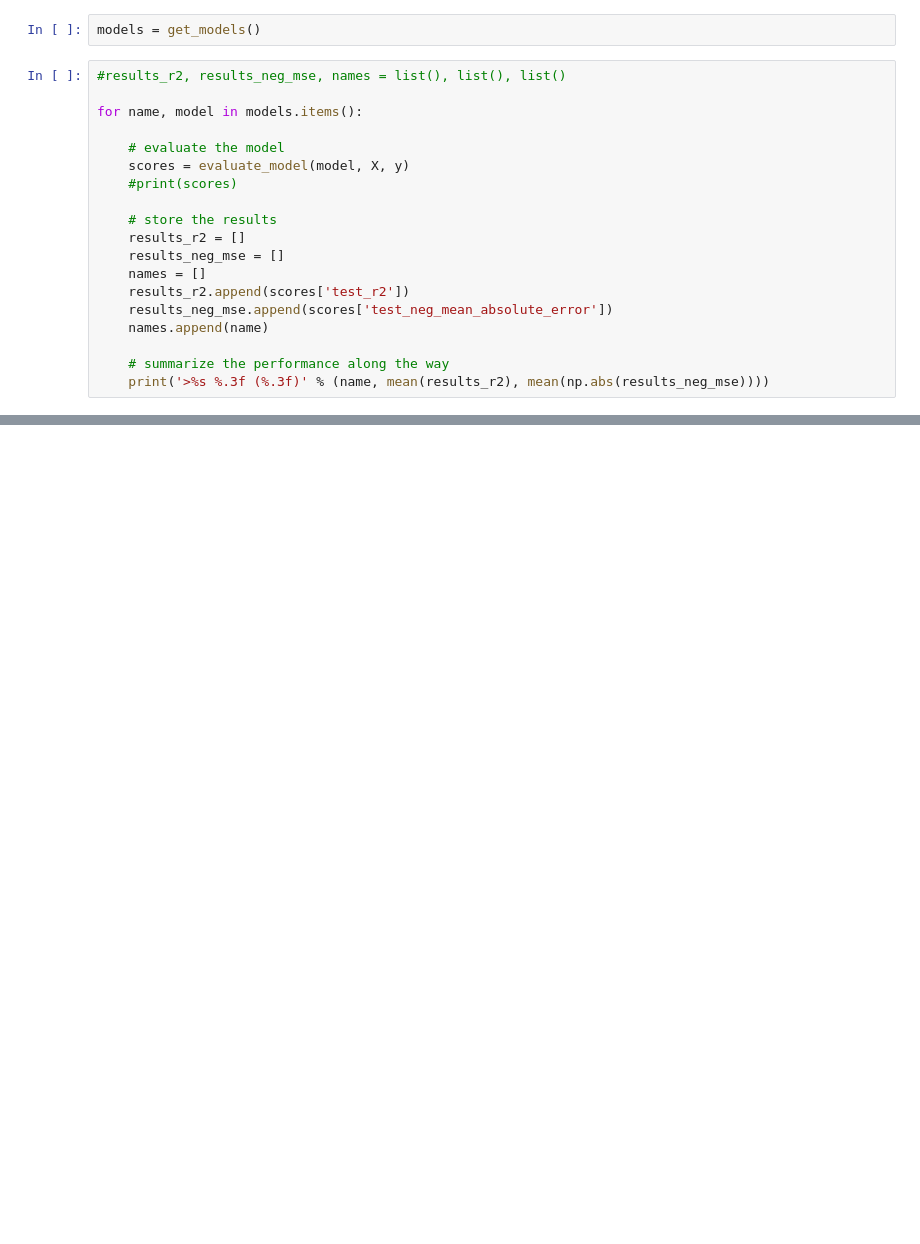
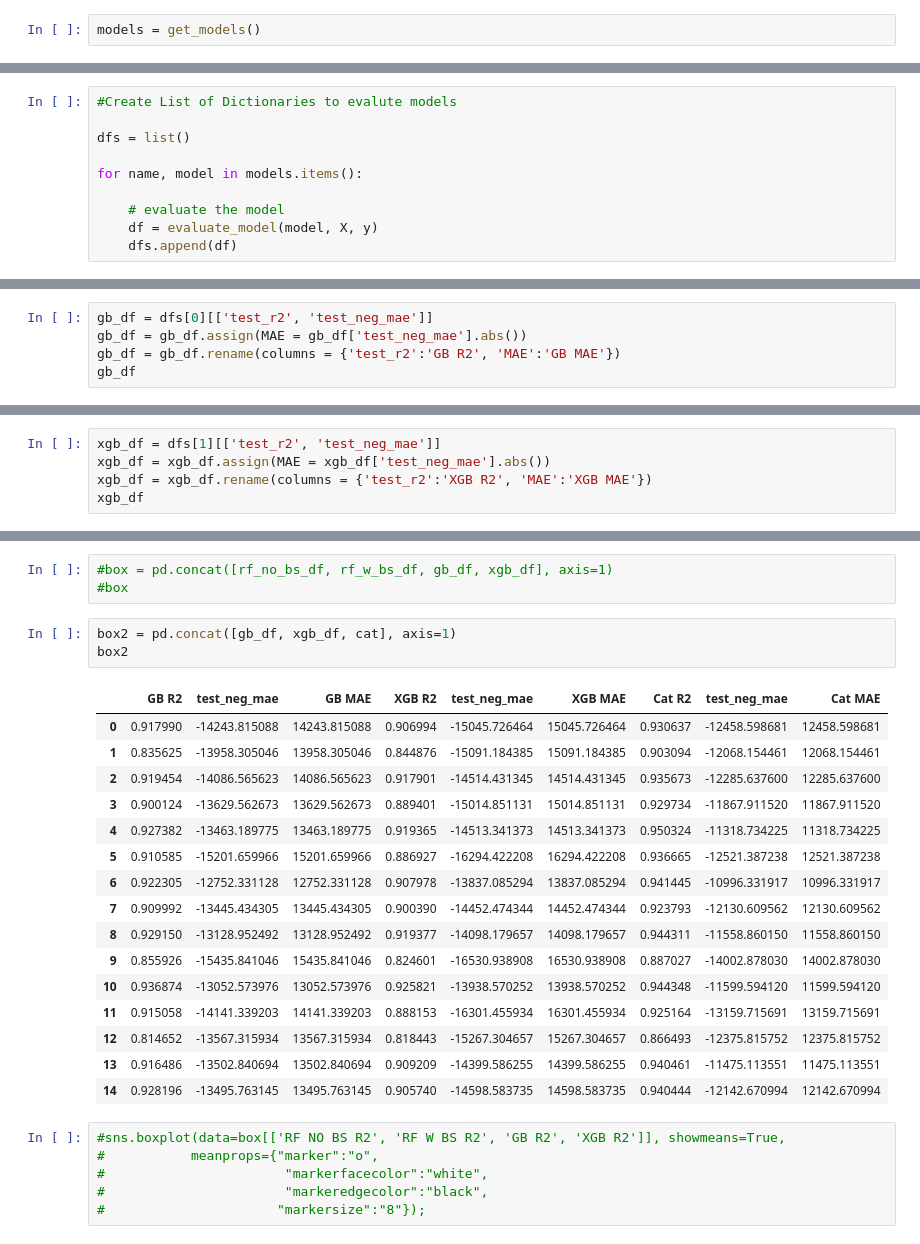
Before and after one commit to BPM1401/Go-Big-Or-Go-Home, a Jupyter notebook: Strategy/CV_Non-Linear.ipynb, the cells around one changed output, grey strips where cells are left out. Drawn from its saved outputs; the diff is of its cells as text; blank space fills up the shorter version.

```diff
--- a/Strategy/CV_Non-Linear.ipynb
+++ b/Strategy/CV_Non-Linear.ipynb
@@ -56,21 +65,2 @@ def evaluate_model(model, X, y):
 # %%
 models = get_models()
-# %%
-#results_r2, results_neg_mse, names = list(), list(), list()
-
-for name, model in models.items():
-
-    # evaluate the model
-    scores = evaluate_model(model, X, y)
-    #print(scores)
-
-    # store the results
-    results_r2 = []
-    results_neg_mse = []
-    names = []
-    results_r2.append(scores['test_r2'])
-    results_neg_mse.append(scores['test_neg_mean_absolute_error'])
-    names.append(name)
-
-    # summarize the performance along the way
-    print('>%s %.3f (%.3f)' % (name, mean(results_r2), mean(np.abs(results_neg_mse))))
@@ -81,0 +67,10 @@ for name, model in models.items():
+# %%
+#Create List of Dictionaries to evalute models
+
+dfs = list()
+
+for name, model in models.items():
+
+    # evaluate the model
+    df = evaluate_model(model, X, y)
+    dfs.append(df)
@@ -81,0 +125,5 @@ for name, model in models.items():
+# %%
+gb_df = dfs[0][['test_r2', 'test_neg_mae']]
+gb_df = gb_df.assign(MAE = gb_df['test_neg_mae'].abs())
+gb_df = gb_df.rename(columns = {'test_r2':'GB R2', 'MAE':'GB MAE'})
+gb_df
@@ -81,0 +147,5 @@ for name, model in models.items():
+# %%
+xgb_df = dfs[1][['test_r2', 'test_neg_mae']]
+xgb_df = xgb_df.assign(MAE = xgb_df['test_neg_mae'].abs())
+xgb_df = xgb_df.rename(columns = {'test_r2':'XGB R2', 'MAE':'XGB MAE'})
+xgb_df
@@ -81,0 +211,29 @@ for name, model in models.items():
+# %%
+#box = pd.concat([rf_no_bs_df, rf_w_bs_df, gb_df, xgb_df], axis=1)
+#box
+# %%
+box2 = pd.concat([gb_df, xgb_df, cat], axis=1)
+box2
+# %% [output]
+|  | GB R2 | test_neg_mae | GB MAE | XGB R2 | test_neg_mae | XGB MAE | Cat R2 | test_neg_mae | Cat MAE |
+| 0 | 0.917990 | -14243.815088 | 14243.815088 | 0.906994 | -15045.726464 | 15045.726464 | 0.930637 | -12458.598681 | 12458.598681 |
+| 1 | 0.835625 | -13958.305046 | 13958.305046 | 0.844876 | -15091.184385 | 15091.184385 | 0.903094 | -12068.154461 | 12068.154461 |
+| 2 | 0.919454 | -14086.565623 | 14086.565623 | 0.917901 | -14514.431345 | 14514.431345 | 0.935673 | -12285.637600 | 12285.637600 |
+| 3 | 0.900124 | -13629.562673 | 13629.562673 | 0.889401 | -15014.851131 | 15014.851131 | 0.929734 | -11867.911520 | 11867.911520 |
+| 4 | 0.927382 | -13463.189775 | 13463.189775 | 0.919365 | -14513.341373 | 14513.341373 | 0.950324 | -11318.734225 | 11318.734225 |
+| 5 | 0.910585 | -15201.659966 | 15201.659966 | 0.886927 | -16294.422208 | 16294.422208 | 0.936665 | -12521.387238 | 12521.387238 |
+| 6 | 0.922305 | -12752.331128 | 12752.331128 | 0.907978 | -13837.085294 | 13837.085294 | 0.941445 | -10996.331917 | 10996.331917 |
+| 7 | 0.909992 | -13445.434305 | 13445.434305 | 0.900390 | -14452.474344 | 14452.474344 | 0.923793 | -12130.609562 | 12130.609562 |
+| 8 | 0.929150 | -13128.952492 | 13128.952492 | 0.919377 | -14098.179657 | 14098.179657 | 0.944311 | -11558.860150 | 11558.860150 |
+| 9 | 0.855926 | -15435.841046 | 15435.841046 | 0.824601 | -16530.938908 | 16530.938908 | 0.887027 | -14002.878030 | 14002.878030 |
+| 10 | 0.936874 | -13052.573976 | 13052.573976 | 0.925821 | -13938.570252 | 13938.570252 | 0.944348 | -11599.594120 | 11599.594120 |
+| 11 | 0.915058 | -14141.339203 | 14141.339203 | 0.888153 | -16301.455934 | 16301.455934 | 0.925164 | -13159.715691 | 13159.715691 |
+| 12 | 0.814652 | -13567.315934 | 13567.315934 | 0.818443 | -15267.304657 | 15267.304657 | 0.866493 | -12375.815752 | 12375.815752 |
+| 13 | 0.916486 | -13502.840694 | 13502.840694 | 0.909209 | -14399.586255 | 14399.586255 | 0.940461 | -11475.113551 | 11475.113551 |
+| 14 | 0.928196 | -13495.763145 | 13495.763145 | 0.905740 | -14598.583735 | 14598.583735 | 0.940444 | -12142.670994 | 12142.670994 |
+# %%
+#sns.boxplot(data=box[['RF NO BS R2', 'RF W BS R2', 'GB R2', 'XGB R2']], showmeans=True,
+#           meanprops={"marker":"o",
+#                       "markerfacecolor":"white",
+#                       "markeredgecolor":"black",
+#                      "markersize":"8"});
```
Also changed, not shown: parts of 16 cells of this notebook, 8 other files.
